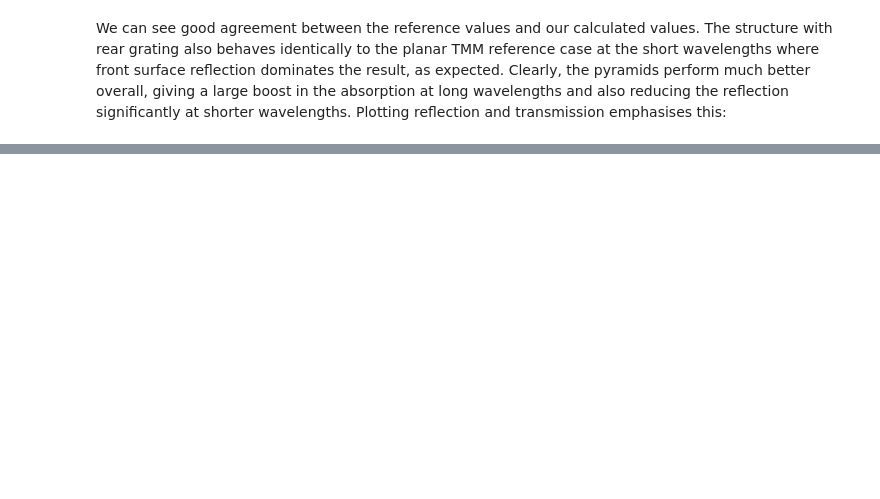
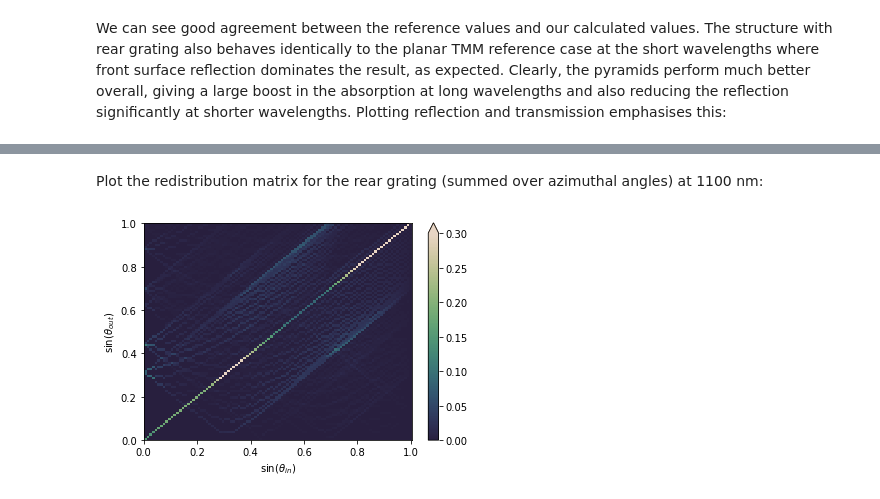
Before and after one commit to qpv-research-group/rayflare, a Jupyter notebook: examples/grating_pyramids_OPTOS.ipynb, the cells around one changed output, grey strips where cells are left out. Saved outputs shown, nothing was run; the diff lists cells and outputs as text; code cells hidden in the pictures; blank space fills up the shorter version.

```diff
--- a/examples/grating_pyramids_OPTOS.ipynb
+++ b/examples/grating_pyramids_OPTOS.ipynb
@@ -201,0 +223,38 @@ plt.show()
+# %% [markdown]
+Plot the redistribution matrix for the rear grating (summed over azimuthal angles) at 1100 nm:
+# %%
+theta_intv, phi_intv, angle_vector = make_angle_vector(options['n_theta_bins'],
+                                                       options['phi_symmetry'],
+                                                       options['c_azimuth'])
+
+
+path = get_savepath('default', options.project_name)
+sprs = load_npz(os.path.join(path, SC_fig6[2].name + 'frontRT.npz'))
+
+wl_to_plot = 1100e-9
+
+wl_index = np.argmin(np.abs(wavelengths-wl_to_plot))
+
+full = sprs[wl_index].todense()
+
+summat = theta_summary(full, angle_vector, options['n_theta_bins'], 'front')
+
+summat_r = summat[:options['n_theta_bins'], :]
+
+summat_r = summat_r.rename({r'$\theta_{in}$': r'$\sin(\theta_{in})$',
+                            r'$\theta_{out}$': r'$\sin(\theta_{out})$'})
+
+summat_r = summat_r.assign_coords({r'$\sin(\theta_{in})$': np.sin(summat_r.coords[r'$\sin(\theta_{in})$']).data,
+                                    r'$\sin(\theta_{out})$': np.sin(summat_r.coords[r'$\sin(\theta_{out})$']).data})
+
+
+palhf = sns.cubehelix_palette(256, start=.5, rot=-.9)
+palhf.reverse()
+seamap = mpl.colors.ListedColormap(palhf)
+
+fig = plt.figure()
+ax = plt.subplot(111)
+ax = summat_r.plot.imshow(ax=ax, cmap=seamap, vmax=0.3)
+plt.show()
+# %% [output]
+[figure, added]
```
Also changed, not shown: parts of 8 cells of this notebook, 12 other files.
